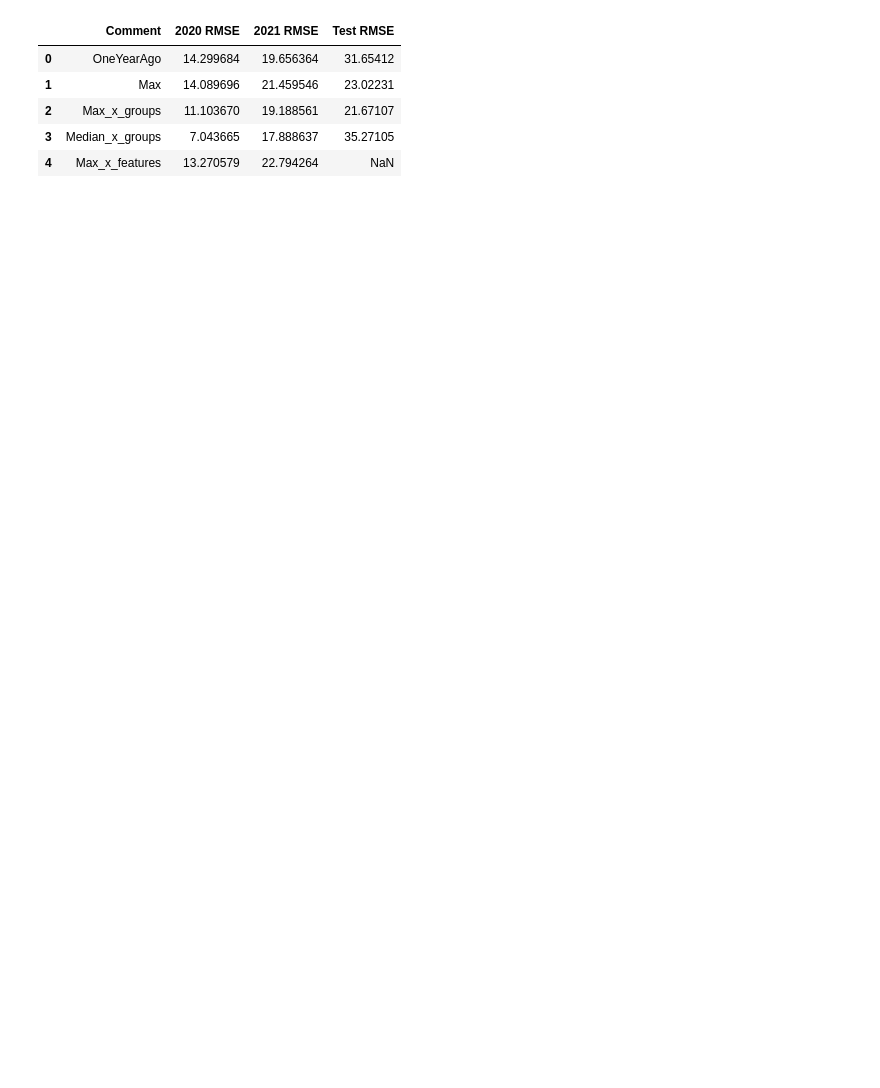
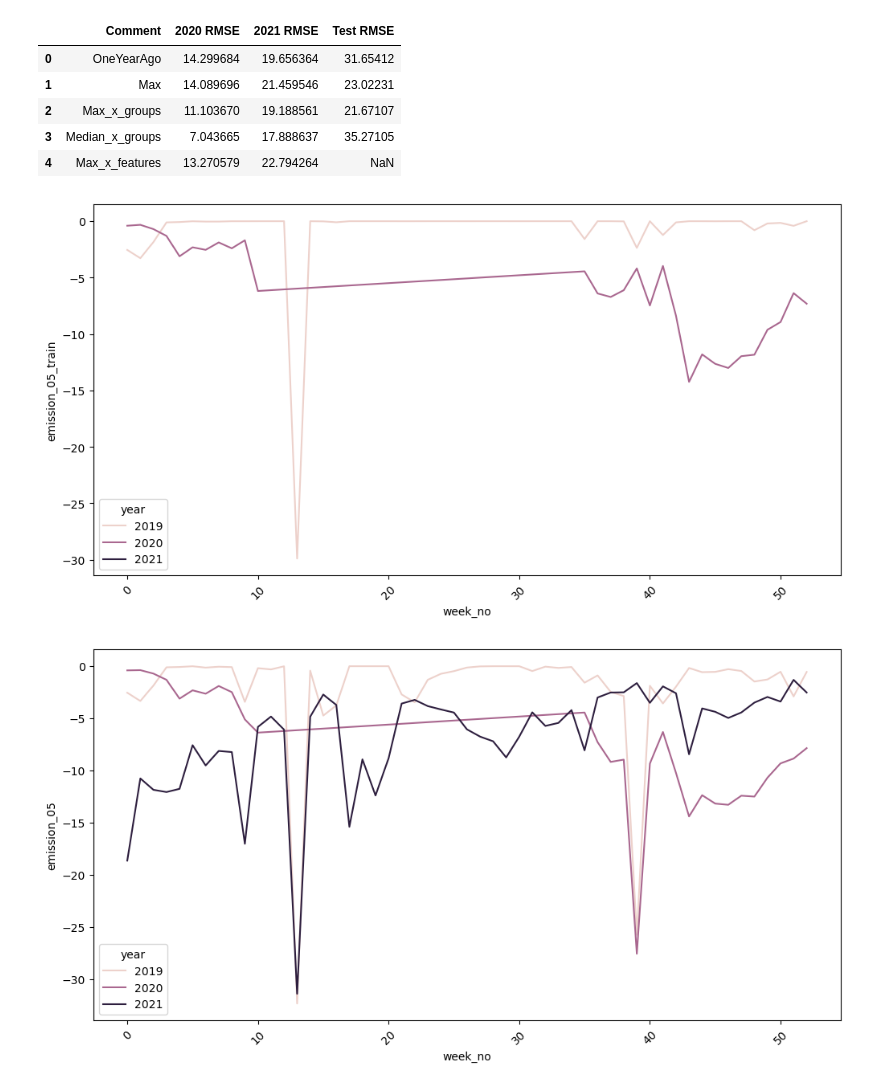
Before and after one commit to NickVasenkov/CO2-Emissions, a Jupyter notebook: CO2 Emissions 3.ipynb, the cells around one changed output. Cells and saved outputs as stored; diff of their text form; code cells hidden in the pictures; blank space fills up the shorter version.

```diff
--- a/CO2 Emissions 3.ipynb
+++ b/CO2 Emissions 3.ipynb
@@ -579,3 +579,35 @@ scores_df
 | 2 | Max_x_groups | 11.103670 | 19.188561 | 21.67107 |
 | 3 | Median_x_groups | 7.043665 | 17.888637 | 35.27105 |
 | 4 | Max_x_features | 13.270579 | 22.794264 | NaN |
+# %%
+study_number = '05'
+
+scores_df.loc[int(study_number), 'Comment'] = '2 + week_no_enc'
+
+train_nocovid_original.loc[train_nocovid_original['year'] < 2021,
+                           'emission_{}_train'.format(study_number)] = \
+            train_nocovid_original.loc[train_nocovid_original['year'] < 2021, 'emission'] - \
+            train_nocovid_original.loc[train_nocovid_original['year'] < 2021, 'Max_train']
+
+train_nocovid_original_grouped = train_nocovid_original.groupby(['year', 'date']).agg(np.mean)
+
+fig, ax = plt.subplots(figsize=(12, 6))
+sns.lineplot(data=train_nocovid_original_grouped, x='week_no',
+             y='emission_{}_train'.format(study_number), hue='year')
+plt.xticks(rotation=45)
+plt.show()
+
+train_nocovid_original['emission_{}'.format(study_number)] = \
+            train_nocovid_original['emission'] - \
+            train_nocovid_original['Max']
+
+train_nocovid_original_grouped = train_nocovid_original.groupby(['year', 'date']).agg(np.mean)
+
+fig, ax = plt.subplots(figsize=(12, 6))
+sns.lineplot(data=train_nocovid_original_grouped, x='week_no',
+             y='emission_{}'.format(study_number), hue='year')
+plt.xticks(rotation=45)
+plt.show()
+# %% [output]
+[figure, added]
+[figure, added]
```
Also changed, not shown: parts of 20 cells of this notebook, 21 other files.
